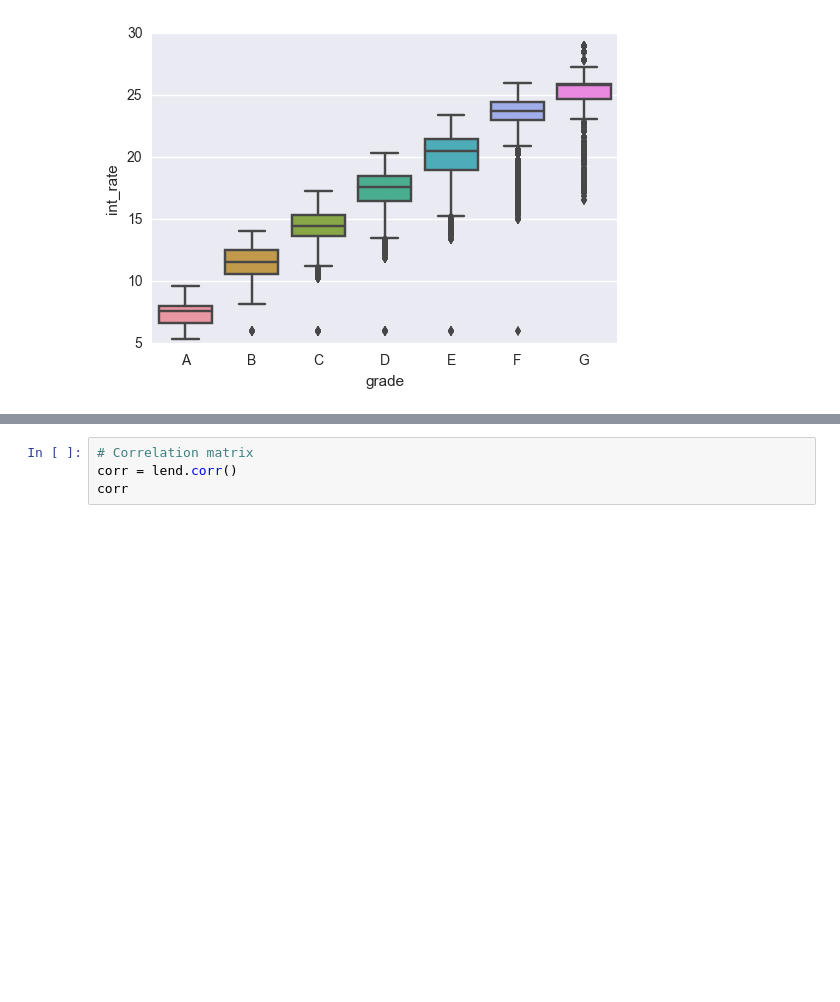
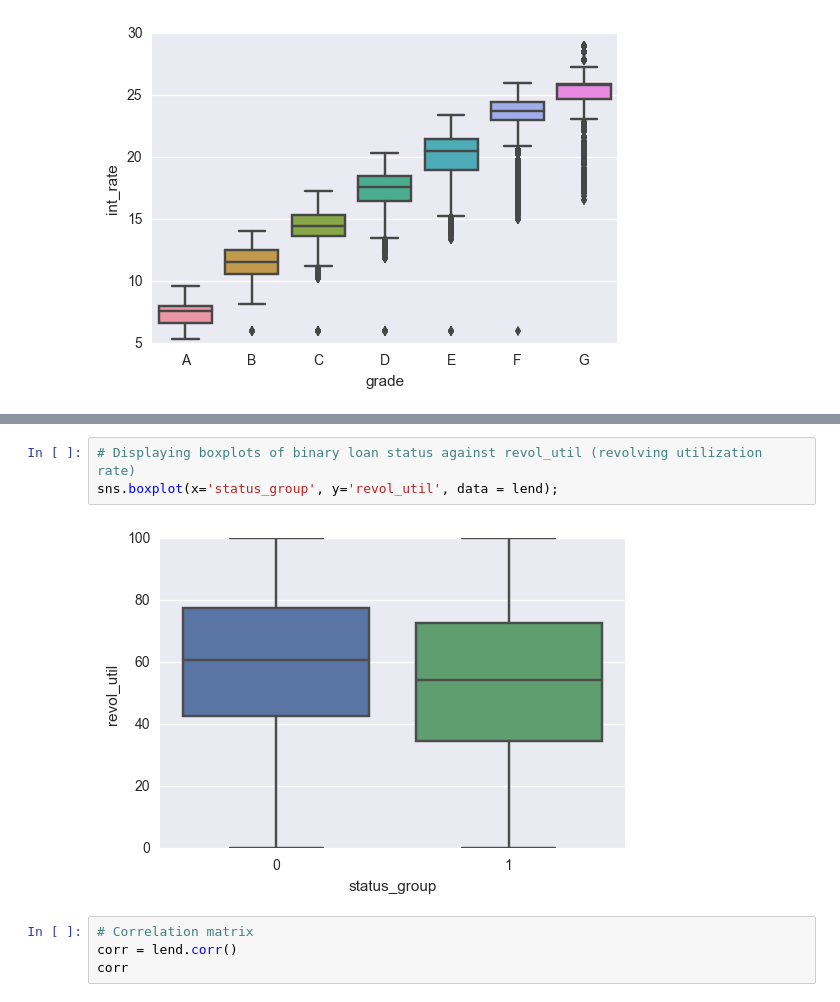
Before and after one commit to dvasva5/dennis-vasquez-portfolio, a Jupyter notebook: Final Project 3.ipynb, the cells around one changed output, grey strips where cells are left out. Cells and saved outputs as stored; diff of their text form; blank space fills up the shorter version.

```diff
--- a/Final Project 3.ipynb
+++ b/Final Project 3.ipynb
@@ -170,3 +182,8 @@ sns.boxplot(x='status_group', y='dti', data = lend)
+# %%
+# Displaying boxplots of binary loan status against revol_util (revolving utilization rate)
+sns.boxplot(x='status_group', y='revol_util', data = lend);
+# %% [output]
+[figure, added]
 # %%
 # Correlation matrix
 corr = lend.corr()
```
Also changed, not shown: parts of 8 cells of this notebook.
